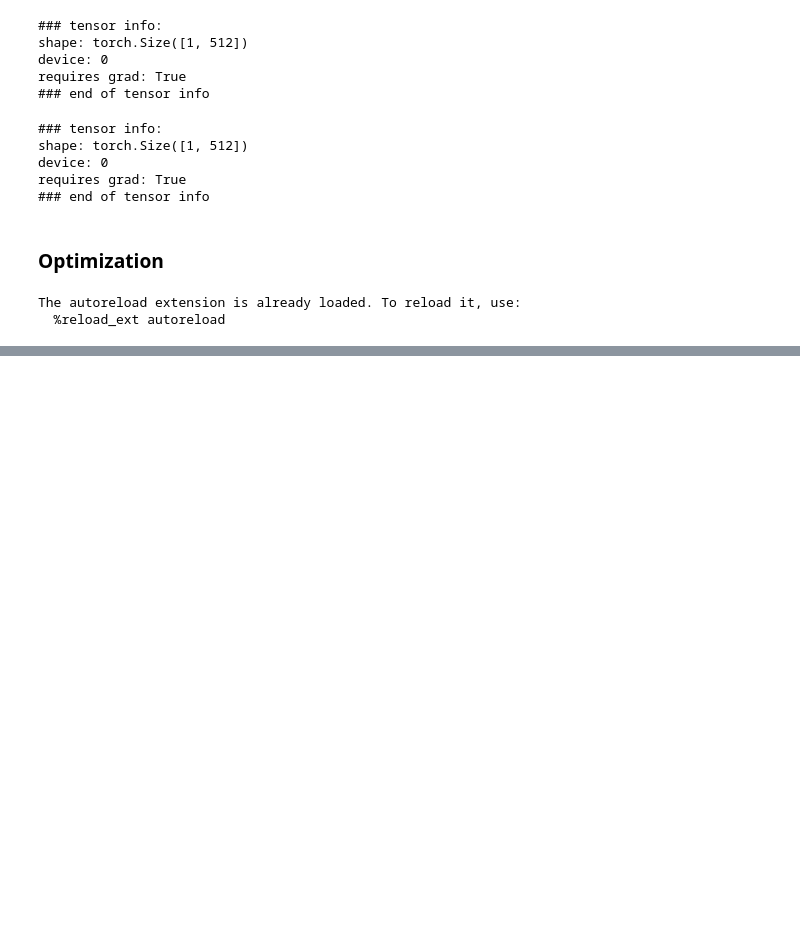
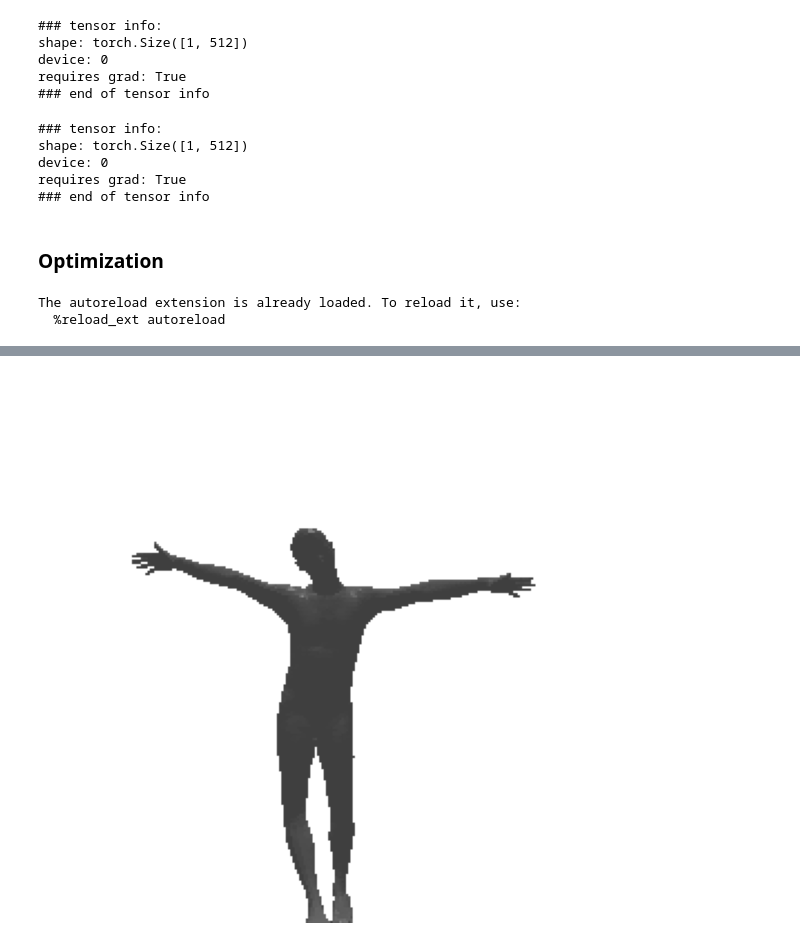
Before and after one commit to B4Farouk/smpl-dr-clip, a Jupyter notebook: simpledCLIP.ipynb, the cells around one changed output, grey strips where cells are left out. Cells and saved outputs as stored; diff of their text form; code cells hidden in the pictures; blank space fills up the shorter version.

```diff
--- a/simpledCLIP.ipynb
+++ b/simpledCLIP.ipynb
@@ -277,0 +314,15 @@ RuntimeError: ignored
+# %%
+# create the mesh
+mesh = smpl_model.mesh(theta=pose, beta=shape)
+# create a camera using the cameras factory
+camera = camsfactory.fov_persp_scs(coords=(2.25, -20, 0), fov=60, frustrum_depth=(1, 100))
+# create a renderer
+renderer = Renderer(device=dev, cameras=camera)
+resulting_image = renderer.render(mesh)
+# a quick visualization of the rendered mesh
+import matplotlib.pyplot as plt
+plt.figure(figsize=(10, 10))
+plt.imshow(resulting_image[0, ..., :3].detach().cpu().numpy())
+plt.axis("off");
+# %% [output]
+[figure, added]
```
Also changed, not shown: parts of 13 cells of this notebook.
